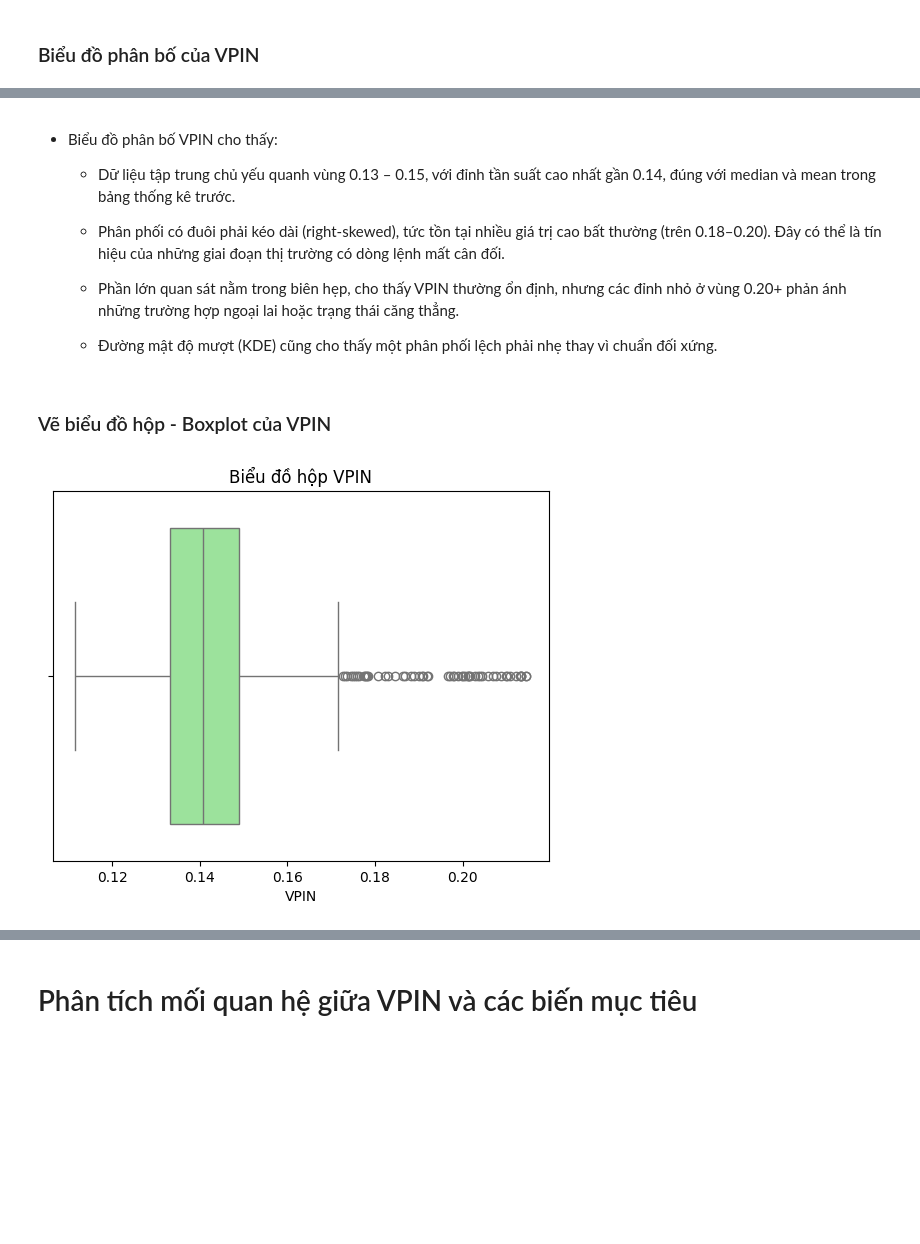
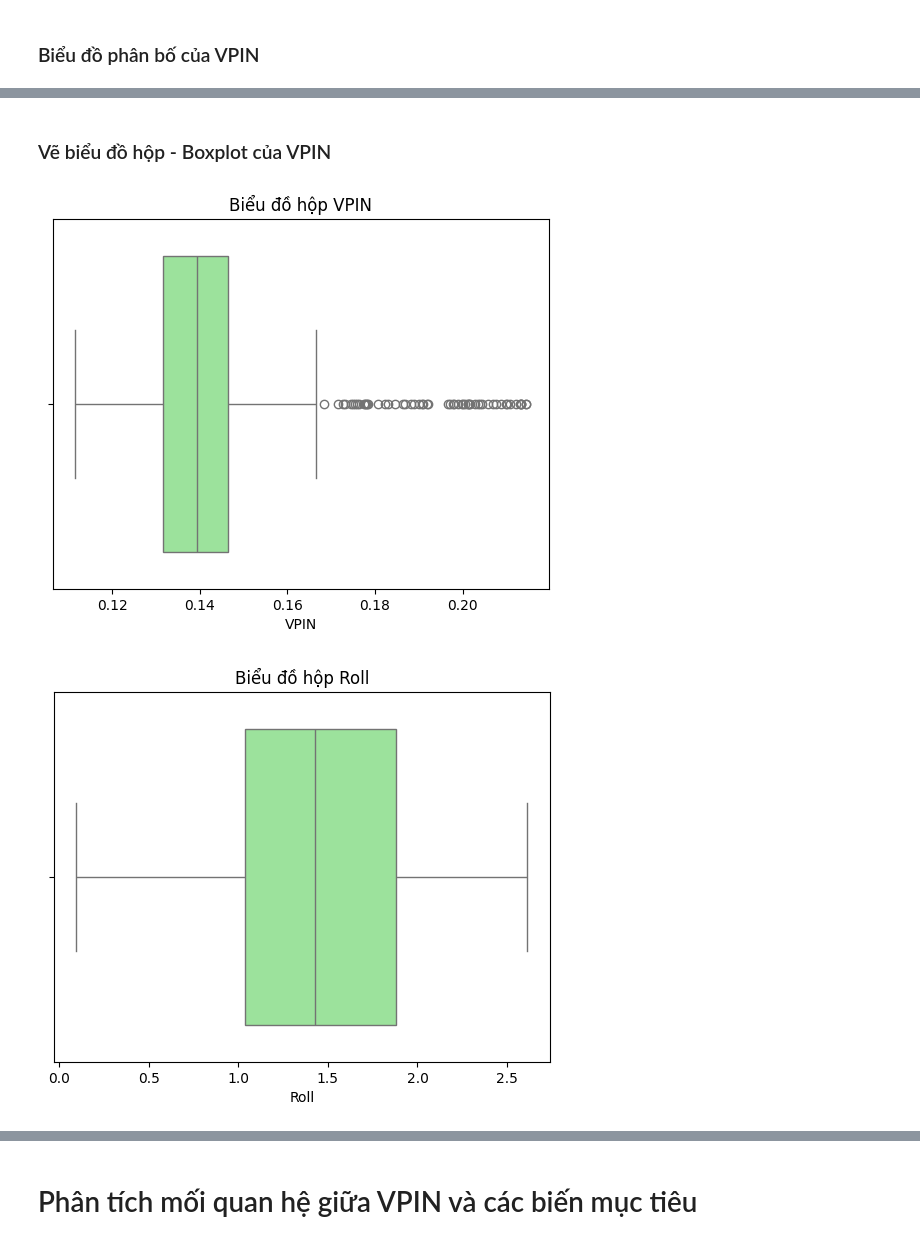
Before and after one commit to HoaPham119/thesis, a Jupyter notebook: code/binance_analysis.ipynb, the cells around one changed output, grey strips where cells are left out. Drawn from its saved outputs; the diff is of its cells as text; code cells hidden in the pictures; blank space fills up the shorter version.

```diff
--- a/code/binance_analysis.ipynb
+++ b/code/binance_analysis.ipynb
@@ -25,3 +24,6 @@ try:
 except:
     pass
 df['Time'] = pd.to_datetime(df['Time'])
+# %%
+lst_input = ["VPIN", "Roll", "RollImpact", "KyleLambda", "AmihudLambda"]
+list_output = ["SpreadChangeSign", "RealizedVolatilitySign", "JB_ChangeSign", "AR_ChangeSign", "SkewnessSign", "KurtosisSign"]
@@ -28 +32,4 @@ df['Time'] = pd.to_datetime(df['Time'])
+# %%
+# Chỉ giữ lại các cột cần dùng
+df = df[lst_input + list_output]
 # %%
@@ -36,0 +62,4 @@ df.tail()
+# %%
+# Xóa những dòng có giá trị null
+df = df.dropna()
+df.shape
@@ -67,19 +94,12 @@ plt.show()
-# %% [markdown]
-- Biểu đồ phân bố VPIN cho thấy:
-
-    - Dữ liệu tập trung chủ yếu quanh vùng 0.13 – 0.15, với đỉnh tần suất cao nhất gần 0.14, đúng với median và mean trong bảng thống kê trước.
-
-    - Phân phối có đuôi phải kéo dài (right-skewed), tức tồn tại nhiều giá trị cao bất thường (trên 0.18–0.20). Đây có thể là tín hiệu của những giai đoạn thị trường có dòng lệnh mất cân đối.
-
-    - Phần lớn quan sát nằm trong biên hẹp, cho thấy VPIN thường ổn định, nhưng các đỉnh nhỏ ở vùng 0.20+ phản ánh những trường hợp ngoại lai hoặc trạng thái căng thẳng.
-
-    - Đường mật độ mượt (KDE) cũng cho thấy một phân phối lệch phải nhẹ thay vì chuẩn đối xứng.
 # %% [markdown]
 ### Vẽ biểu đồ hộp - Boxplot của VPIN
 # %%
-sns.boxplot(x=df['VPIN'], color='lightgreen')
-plt.title('Biểu đồ hộp VPIN')
-plt.xlabel('VPIN')
-plt.show()
+for col in lst_input:
+    plt.Figure(figsize=(10, 6))
+    sns.boxplot(x=df[col], color='lightgreen')
+    plt.title(f'Biểu đồ hộp {col}')
+    plt.xlabel(col)
+    plt.show()
 # %% [output]
-[figure, old version]
+[figure, new version]
+[figure, added]
```
Also changed, not shown: parts of 49 cells of this notebook, 3 other files.
